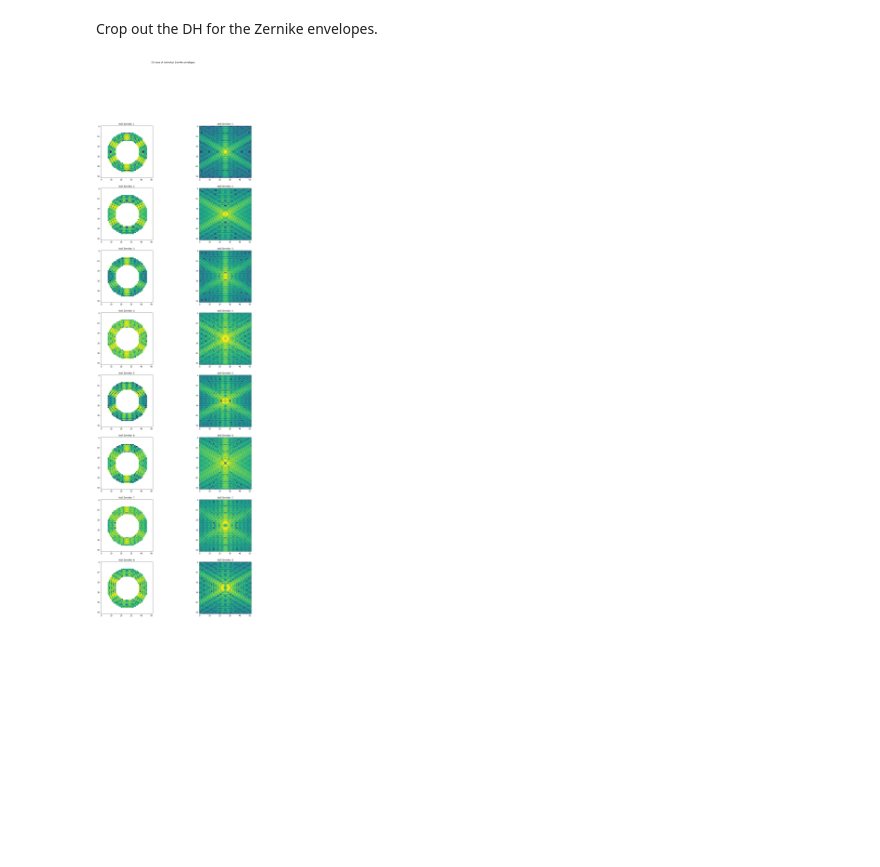
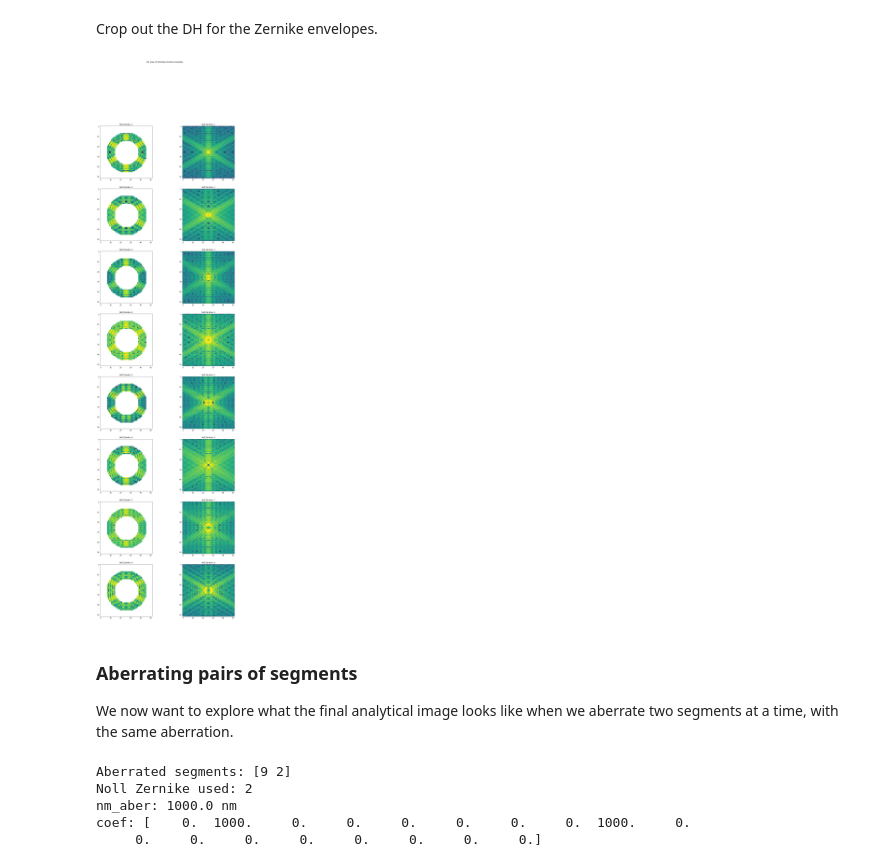
Before and after one commit to spacetelescope/PASTIS, a Jupyter notebook: Jupyter Notebooks/2_Testing PASTIS in imaging mode before calibration.ipynb, the cells around one changed output. Cells and saved outputs as stored; diff of their text form; code cells hidden in the pictures; blank space fills up the shorter version.

Commit message:
Added image generation from segment pairs in uncalibrated images from PASTIS, notebook 2.

```diff
--- a/Jupyter Notebooks/2_Testing PASTIS in imaging mode before calibration.ipynb
+++ b/Jupyter Notebooks/2_Testing PASTIS in imaging mode before calibration.ipynb
@@ -296,9 +308,10 @@ isolated_zerns = zern.hexike_basis(nterms=zern_max, npix=size_seg, rho=None, the
 # Calculate the Zernike that is currently being used and put it on one single subaperture, the result is Zer
 # Apply the currently used Zernike to the mini-segment.
 if zernike_pol == 1:
-    Zer = mini_seg
+    Zer = np.copy(mini_seg)
 elif zernike_pol in range(2, zern_max-2):
-    Zer = mini_seg * isolated_zerns[zernike_pol-1]
+    Zer = np.copy(mini_seg)
+    Zer = Zer * isolated_zerns[zernike_pol-1]
 
 plt.imshow(Zer)
 plt.title('Zernike mode on mini segment')
@@ -434,21 +453,55 @@ Crop out the DH for the Zernike envelopes.
 # %%
 mini_im = np.abs(mini_ft)    # don't forget that mini_ft is the E-field
 mini_dh_stack = []
-plt.figure(figsize=(18, 50))
+plt.figure(figsize=(18, 60))
 plt.suptitle('DH area of individual Zernike envelopes')
 for i in range(mini_ft.shape[0]):
     mini_zoom = util.zoom(mini_im[i], int(mini_im[i].shape[0]/2.), int(mini_im[i].shape[1]/2.), sampling*(outer_wa+3))
     mini_dh = dh_area_zoom * mini_zoom
     mini_dh_stack.append(mini_dh)
 
     plt.subplot(8, 2, i*2+1)
     plt.imshow(np.abs(mini_dh), norm=LogNorm())
     plt.title('Noll Zernike: ' + str(i+1))
 
     plt.subplot(8, 2, i*2+2)
     plt.imshow(np.abs(mini_zoom), norm=LogNorm())
     plt.title('Noll Zernike: ' + str(i+1))
 
 plt.show()
 # %% [output]
-[figure, old version]
+[figure, new version]
+# %% [markdown]
+### Aberrating pairs of segments
+
+We now want to explore what the final analytical image looks like when we aberrate two segments at a time, with the same aberration.
+# %%
+# Decide which two segments you want to aberrate
+segnum1 = 9     # Which segments are we aberrating - I number them starting with 1
+segnum2 = 2
+
+segnum_array = np.array([segnum1, segnum2])
+
+zern_pair = 2  # Which Noll Zernike are we putting on the segments.
+
+print('Aberrated segments:', segnum_array)
+print('Noll Zernike used:', zern_pair)
+
+# Create aberration vector
+Aber_Noll = np.zeros([nb_seg, zern_max])
+print('nm_aber:', nm_aber, 'nm')
+
+# Fill aberration array
+for i, nseg in enumerate(segnum_array):
+    Aber_Noll[nseg-1, zern_pair-1] = nm_aber   # fill only the index for current Zernike, on segment i - in nm
+
+# Define the aberration coefficient vector
+coef = Aber_Noll[:, zern_pair-1]
+#coef[:] = 1
+print('coef:', coef)
+# %% [output]
+Aberrated segments: [9 2]
+Noll Zernike used: 2
+nm_aber: 1000.0 nm
+coef: [    0.  1000.     0.     0.     0.     0.     0.     0.  1000.     0.
+     0.     0.     0.     0.     0.     0.     0.     0.]
```
Also changed, not shown: parts of 37 cells of this notebook.
